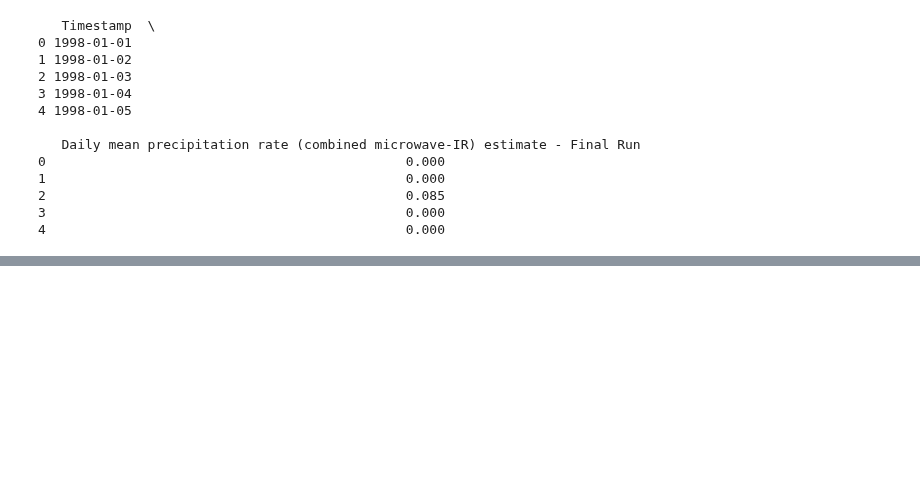
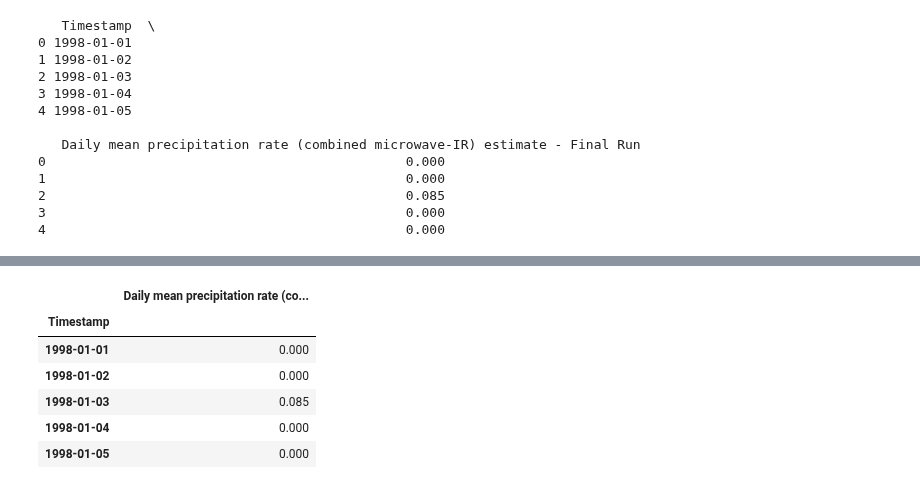
Before and after one commit to andrewmfisher/gesdisc-tutorials, a Jupyter notebook: conference-presentations/agu-2026/GiC_ts_and_maps.ipynb, the cells around one changed output, grey strips where cells are left out. Drawn from its saved outputs; the diff is of its cells as text; code cells hidden in the pictures; blank space fills up the shorter version.

```diff
--- a/conference-presentations/agu-2026/GiC_ts_and_maps.ipynb
+++ b/conference-presentations/agu-2026/GiC_ts_and_maps.ipynb
@@ -116,2 +114,12 @@ KeyError: "None of ['Timestamp'] are in the columns"
+# %%
+df_hunt.head()
+# %% [output]
+|  | Daily mean precipitation rate (co... |
+| Timestamp |  |
+| 1998-01-01 | 0.000 |
+| 1998-01-02 | 0.000 |
+| 1998-01-03 | 0.085 |
+| 1998-01-04 | 0.000 |
+| 1998-01-05 | 0.000 |
 # %%
 # Save time series to file for future use
```
Also changed, not shown: parts of 3 cells of this notebook, 5 other files.
